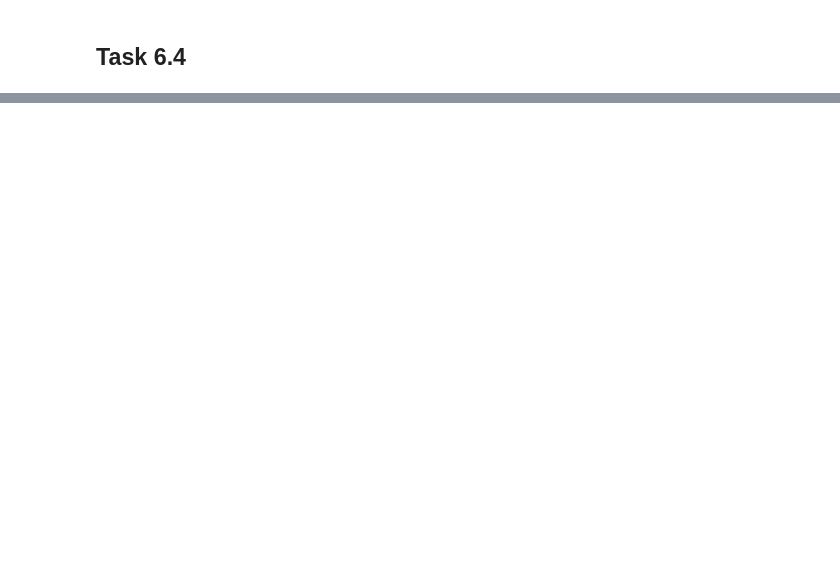
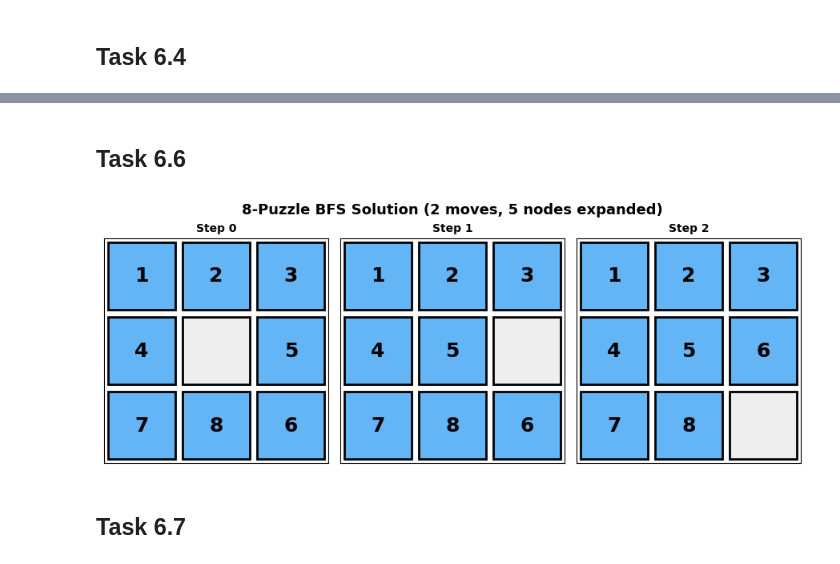
Before and after one commit to MichalZdziubany/codespaces-jupyter, a Jupyter notebook: notebooks/Lab7.ipynb, the cells around one changed output, grey strips where cells are left out. Cells and saved outputs as stored; diff of their text form; code cells hidden in the pictures; blank space fills up the shorter version.

```diff
--- a/notebooks/Lab7.ipynb
+++ b/notebooks/Lab7.ipynb
@@ -575,0 +891,17 @@ NameError: name 'maze_graph' is not defined
+# %% [markdown]
+## Task 6.6
+# %%
+n_steps = len(path_8p)
+fig, axes = plt.subplots(1, n_steps, figsize=(3 * n_steps, 3.5))
+if n_steps == 1:
+ axes = [axes]
+for i, (state, ax) in enumerate(zip(path_8p, axes)):
+ plot_state(state, ax, title=f"Step {i}")
+plt.suptitle(f'8-Puzzle BFS Solution ({n_steps - 1} moves, {expanded_8p} nodes expanded)',
+ fontsize=13, fontweight='bold')
+plt.tight_layout()
+plt.show()
+# %% [output]
+[figure, added]
+# %% [markdown]
+## Task 6.7
```
Also changed, not shown: parts of 13 cells of this notebook, 1 other file.
